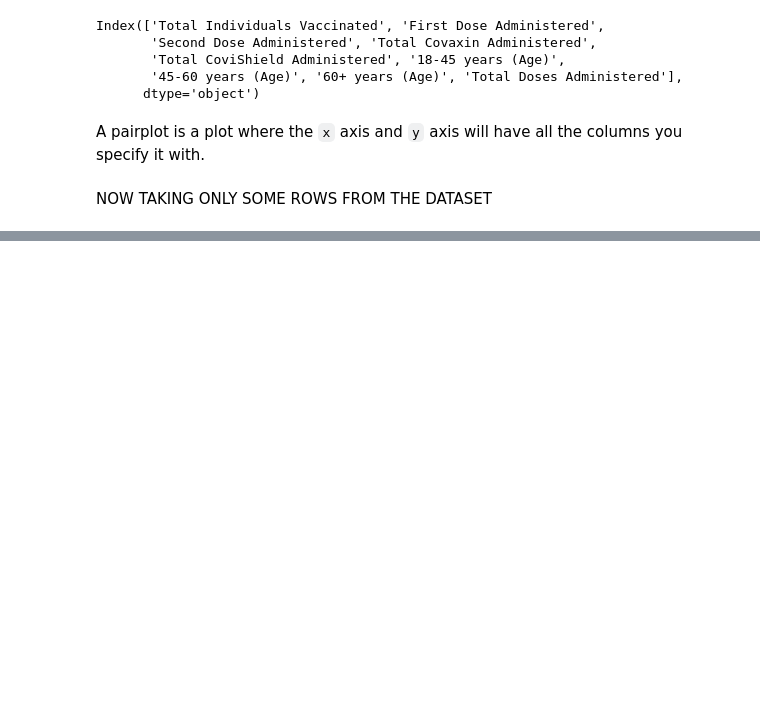
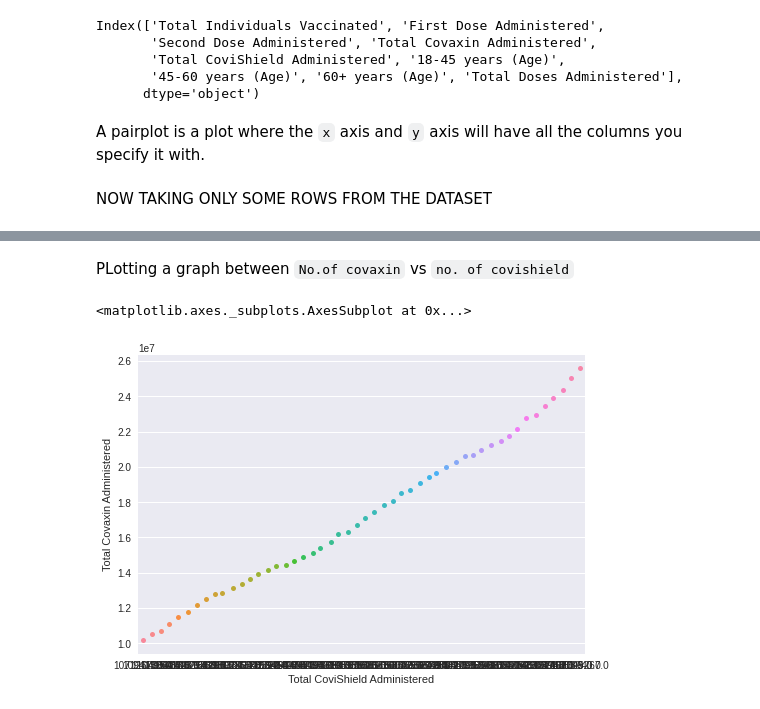
Before and after one commit to soumyakandari/MLnow_2.0, a Jupyter notebook: MLassignment1.ipynb, the cells around one changed output, grey strips where cells are left out. Saved outputs shown, nothing was run; the diff lists cells and outputs as text; code cells hidden in the pictures; blank space fills up the shorter version.

```diff
--- a/MLassignment1.ipynb
+++ b/MLassignment1.ipynb
@@ -137,0 +167,7 @@ sns.pairplot(mathData,
+# %% [markdown]
+PLotting a graph between `No.of covaxin` vs `no. of covishield`
+# %%
+sns.stripplot(y='Total Covaxin Administered', x='Total CoviShield Administered', data=mathData_rows)
+# %% [output]
+<matplotlib.axes._subplots.AxesSubplot at 0x...>
+[figure, added]
```
Also changed, not shown: parts of 7 cells of this notebook.
